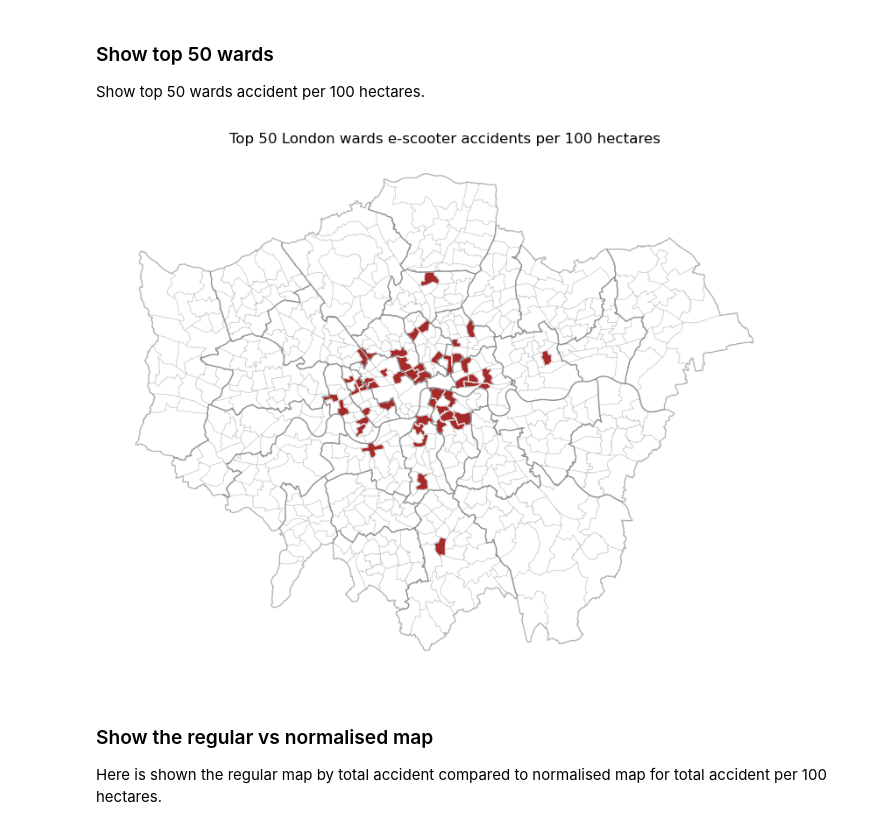
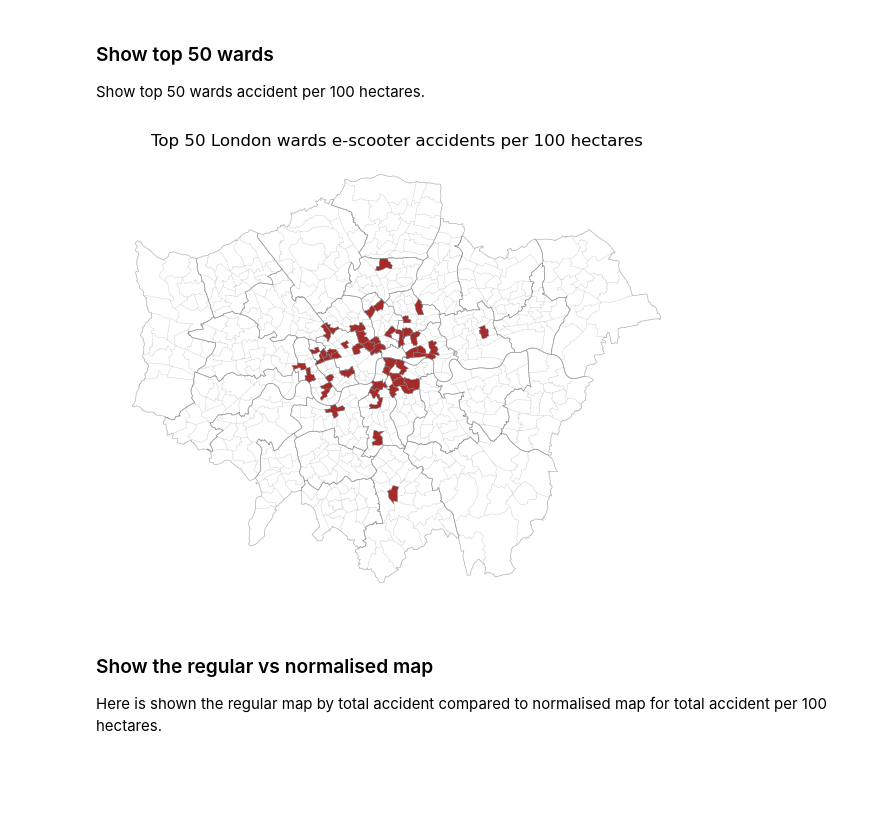
Before and after one commit to fajrunwm/escooter, a Jupyter notebook: london_escooter_accident.ipynb, the cells around one changed output. Saved outputs shown, nothing was run; the diff lists cells and outputs as text; code cells hidden in the pictures; blank space fills up the shorter version.

```diff
--- a/london_escooter_accident.ipynb
+++ b/london_escooter_accident.ipynb
@@ -566,20 +562,21 @@ london_ward.sort_values(by='accident_per_100ha').head()
 Show top 50 wards accident per 100 hectares.
 # %%
 # Map the top 50 wards by accident per 100 hectares
-fig, ax = plt.subplots(figsize=(10, 10))
+fig, ax = plt.subplots(figsize=(7.5, 7.5))
 
-london_borough.boundary.plot(ax=ax, color='grey', linewidth=1, alpha=0.5)
-london_ward.boundary.plot(ax=ax, color="grey", linewidth=0.5, alpha=0.25)
+london_borough.boundary.plot(ax=ax, color='grey', linewidth=0.5, alpha=0.5)
+london_ward.boundary.plot(ax=ax, color="grey", linewidth=0.25, alpha=0.25)
 london_ward.sort_values(by='accident_per_100ha', ascending=False)[:50].plot(ax=ax,
                                                                             color='brown',
-                                                                            edgecolor='white',
+                                                                            edgecolor='grey',
+                                                                            linewidth=0.25,
                                                                             legend=True
                                                                            )
 ax.axis('off')
 plt.title('Top 50 London wards e-scooter accidents per 100 hectares')
 plt.show()
 # %% [output]
-[figure, old version]
+[figure, new version]
 # %% [markdown]
 ### Show the regular vs normalised map
 
```
Also changed, not shown: parts of 6 cells of this notebook.
